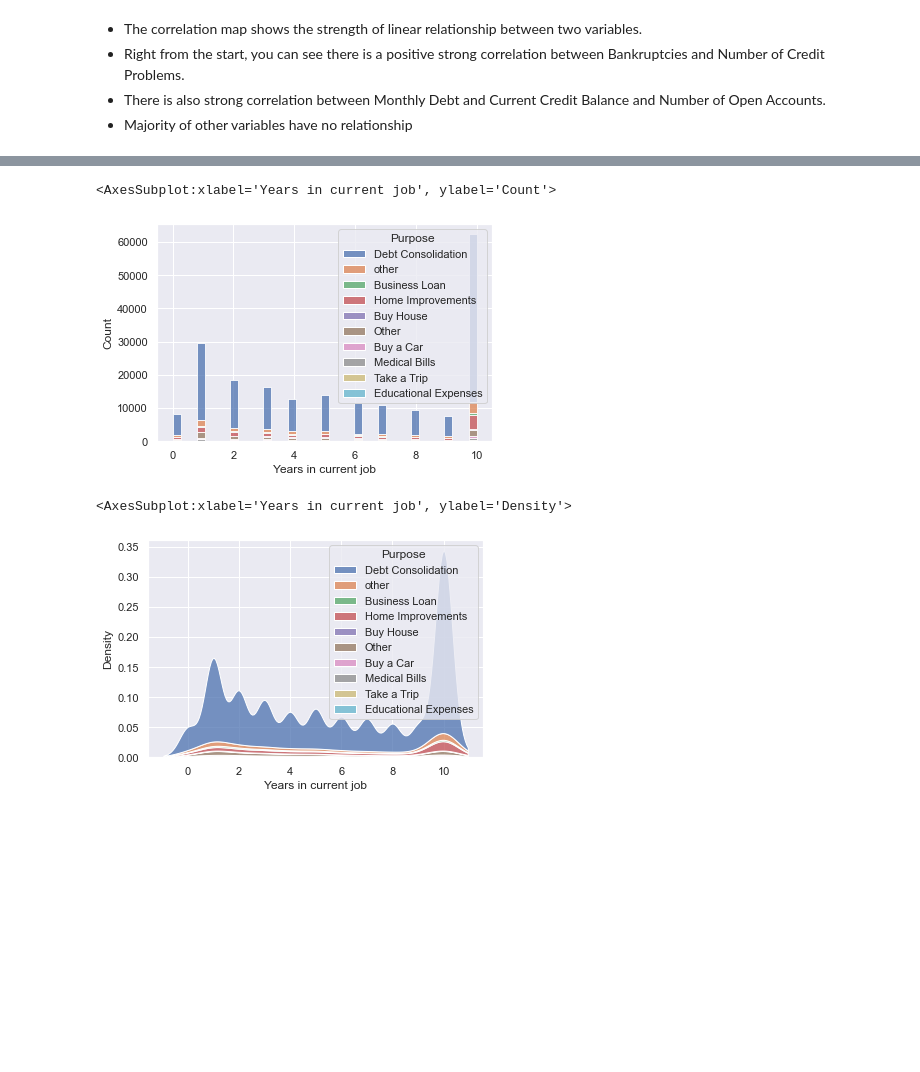
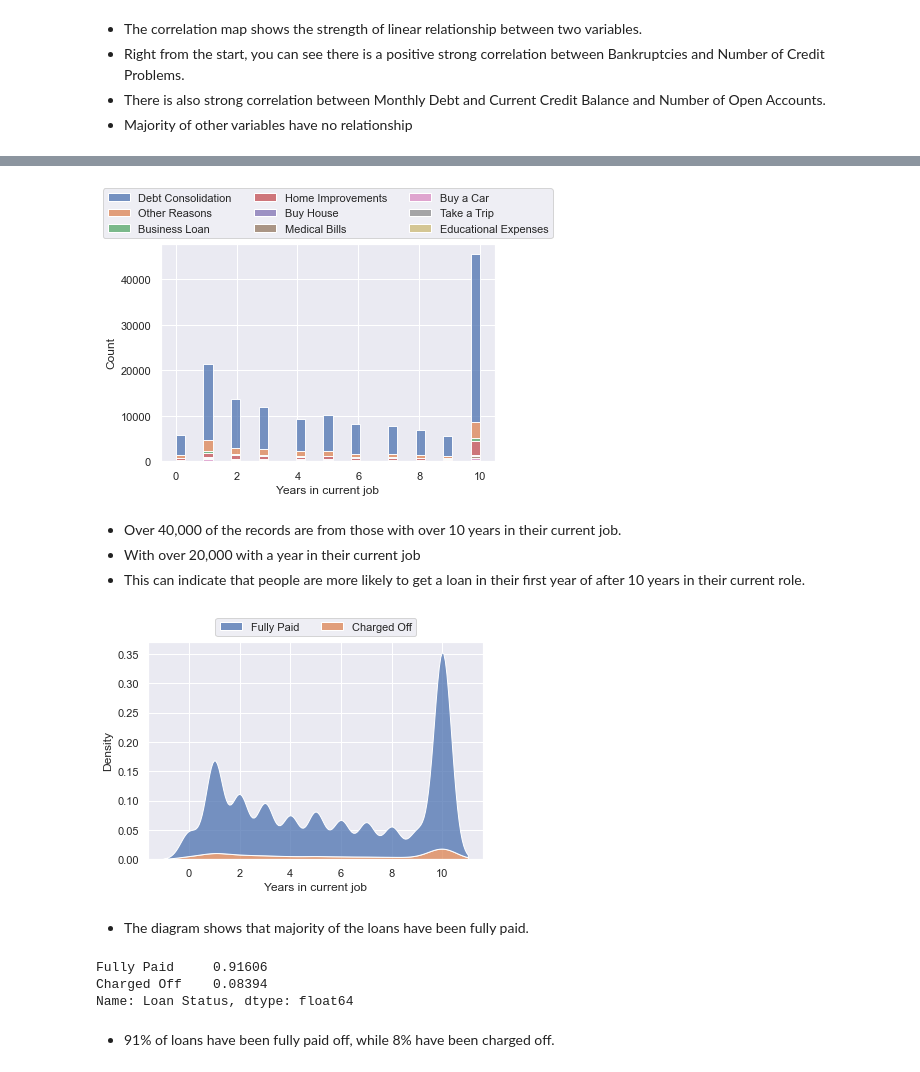
Before and after one commit to supermanimmy/loan-dataset-exploration, a Jupyter notebook: Loan Dataset Exploration.ipynb, the cells around one changed output, grey strips where cells are left out. Saved outputs shown, nothing was run; the diff lists cells and outputs as text; code cells hidden in the pictures; blank space fills up the shorter version.

Commit message:
further data cleaning

```diff
--- a/Loan Dataset Exploration.ipynb
+++ b/Loan Dataset Exploration.ipynb
@@ -293,0 +347,2 @@ loan.shape
+# %%
+loan['Current Loan Amount'] = loan['Current Loan Amount'].replace(99999999, 0)
@@ -341,10 +397,31 @@ Name: Purpose, dtype: float64
 # %%
-sns.histplot(data=loan, x='Years in current job', hue='Purpose', multiple='stack')
+ax = sns.histplot(data=loan, x='Years in current job', hue='Purpose', multiple='stack')
+sns.move_legend(
+    ax, "lower center",
+    bbox_to_anchor=(.5, 1), ncol=3, title=None, frameon=True,
+)
 # %% [output]
-<AxesSubplot:xlabel='Years in current job', ylabel='Count'>
-[figure, old version]
+[figure, new version]
+# %% [markdown]
+* Over 40,000 of the records are from those with over 10 years in their current job.
+* With over 20,000 with a year in their current job
+* This can indicate that people are more likely to get a loan in their first year of after 10 years in their current role.
 # %%
-sns.kdeplot(data=loan, x='Years in current job', hue='Purpose', multiple='stack')
+ax = sns.kdeplot(data=loan, x='Years in current job', hue='Loan Status', multiple='stack')
+
+sns.move_legend(
+    ax, "lower center",
+    bbox_to_anchor=(.5, 1), ncol=3, title=None, frameon=True,
+)
 # %% [output]
-<AxesSubplot:xlabel='Years in current job', ylabel='Density'>
-[figure, old version]
+[figure, new version]
+# %% [markdown]
+* The diagram shows that majority of the loans have been fully paid.
+# %%
+loan['Loan Status'].value_counts(normalize=True)
+# %% [output]
+Fully Paid     0.91606
+Charged Off    0.08394
+Name: Loan Status, dtype: float64
+# %% [markdown]
+* 91% of loans have been fully paid off, while 8% have been charged off.
```
Also changed, not shown: parts of 40 cells of this notebook.
